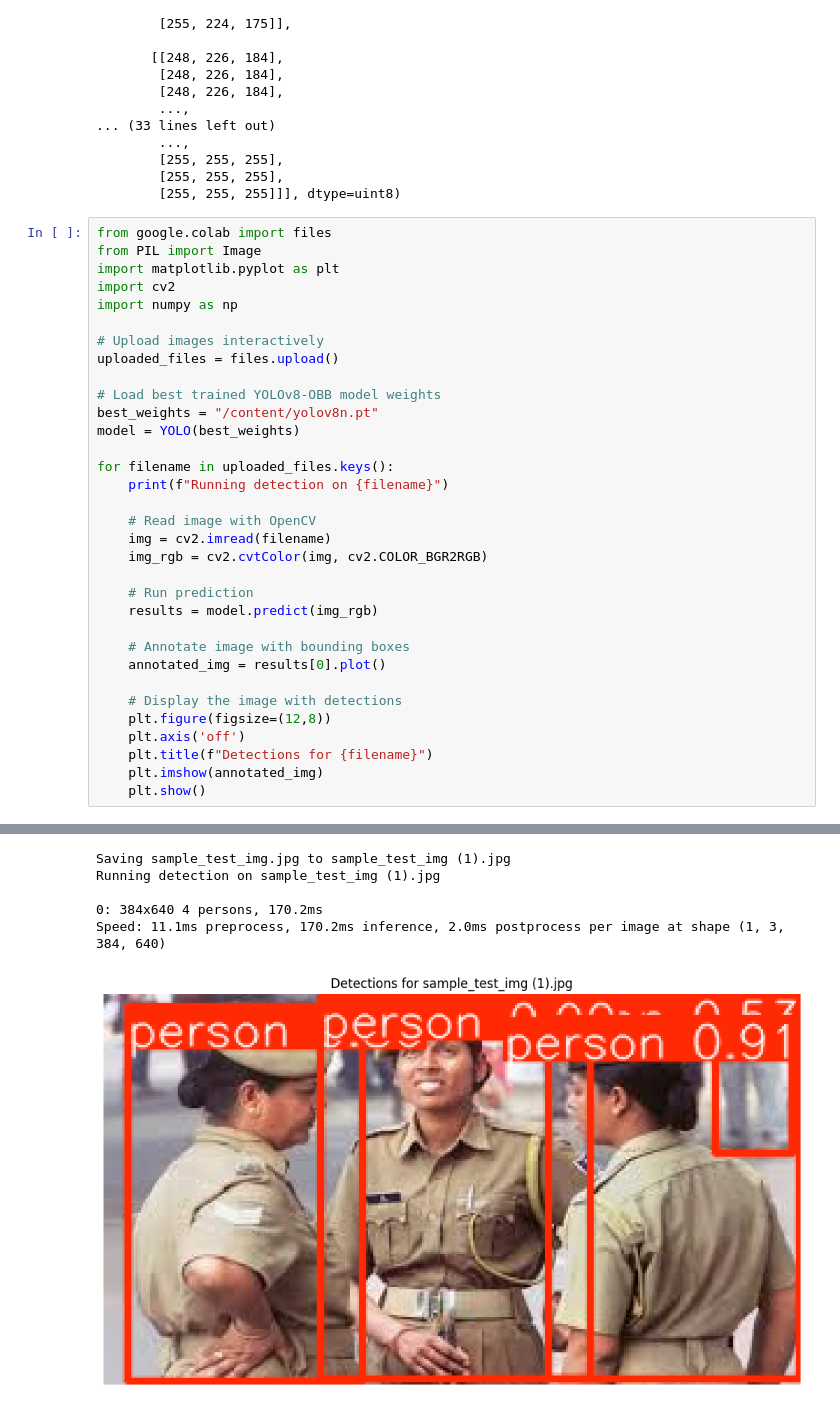
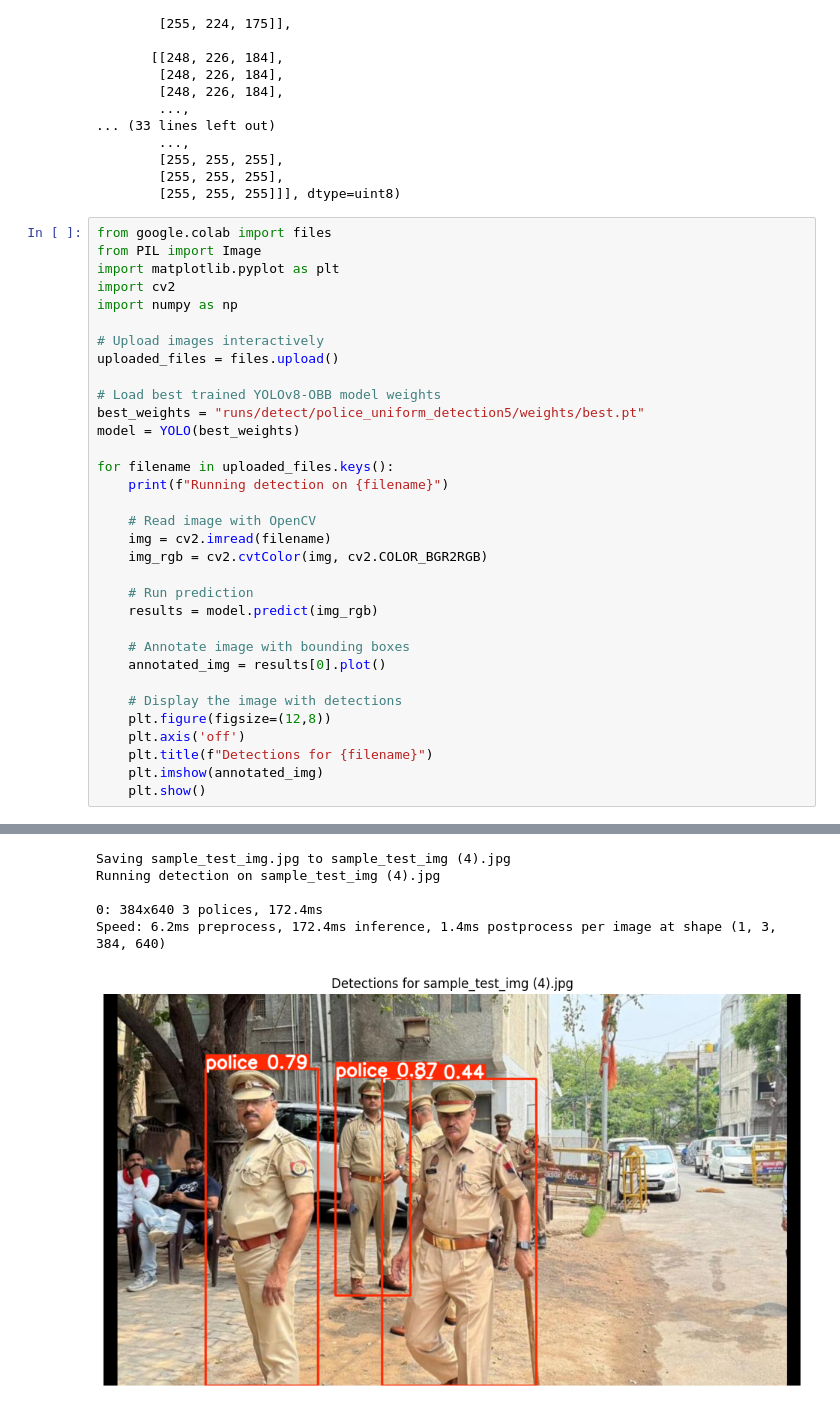
Before and after one commit to Hcxgraphics/Rakshak-AI-Survelliance-System, a Jupyter notebook: Police_uniform.ipynb, the cells around one changed output, grey strips where cells are left out. Drawn from its saved outputs; the diff is of its cells as text.

```diff
--- a/Police_uniform.ipynb
+++ b/Police_uniform.ipynb
@@ -211,36 +199,36 @@ import cv2
 import numpy as np
 
 # Upload images interactively
 uploaded_files = files.upload()
 
 # Load best trained YOLOv8-OBB model weights
-best_weights = "/content/yolov8n.pt"
+best_weights = "runs/detect/police_uniform_detection5/weights/best.pt"
 model = YOLO(best_weights)
 
 for filename in uploaded_files.keys():
     print(f"Running detection on {filename}")
 
     # Read image with OpenCV
     img = cv2.imread(filename)
     img_rgb = cv2.cvtColor(img, cv2.COLOR_BGR2RGB)
 
     # Run prediction
     results = model.predict(img_rgb)
 
     # Annotate image with bounding boxes
     annotated_img = results[0].plot()
 
     # Display the image with detections
     plt.figure(figsize=(12,8))
     plt.axis('off')
     plt.title(f"Detections for {filename}")
     plt.imshow(annotated_img)
     plt.show()
 # %% [output]
 [interactive output not drawn]
-Saving sample_test_img.jpg to sample_test_img (1).jpg
-Running detection on sample_test_img (1).jpg
+Saving sample_test_img.jpg to sample_test_img (4).jpg
+Running detection on sample_test_img (4).jpg
 
-0: 384x640 4 persons, 170.2ms
-Speed: 11.1ms preprocess, 170.2ms inference, 2.0ms postprocess per image at shape (1, 3, 384, 640)
+0: 384x640 3 polices, 172.4ms
+Speed: 6.2ms preprocess, 172.4ms inference, 1.4ms postprocess per image at shape (1, 3, 384, 640)
-[figure, old version]
+[figure, new version]
```
Also changed, not shown: parts of 3 cells of this notebook.
